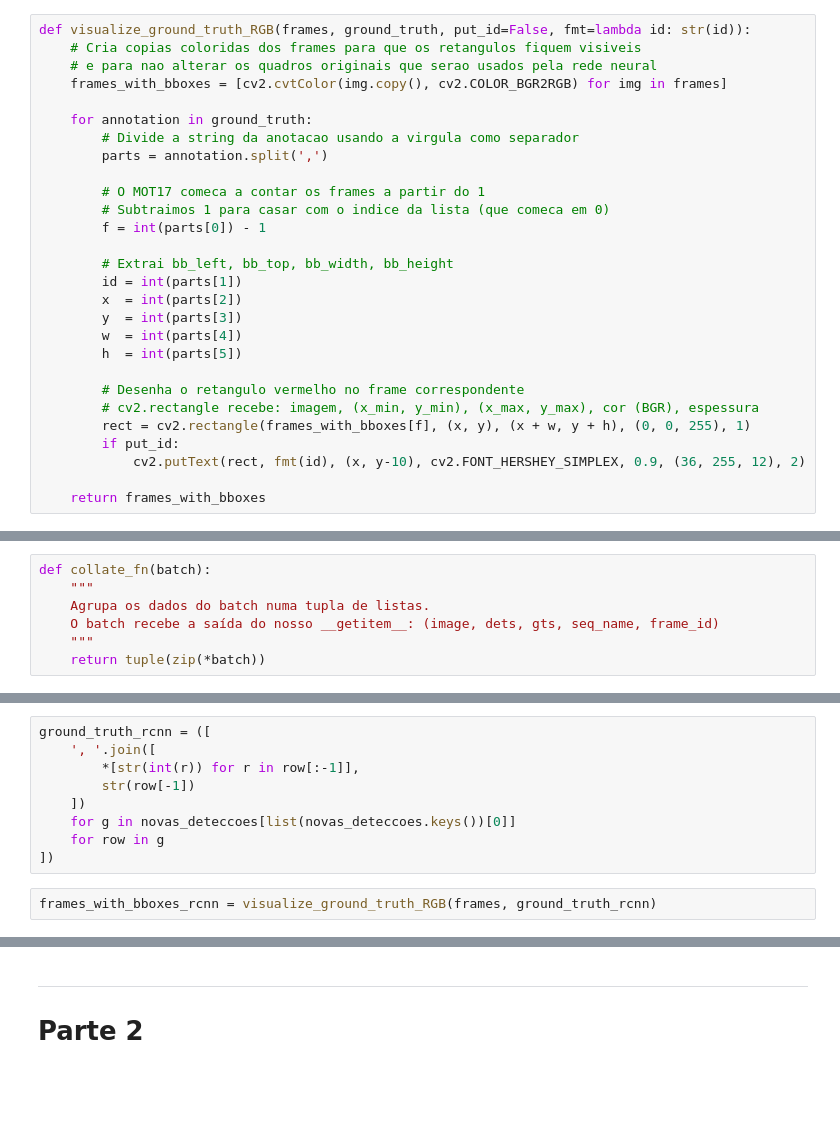
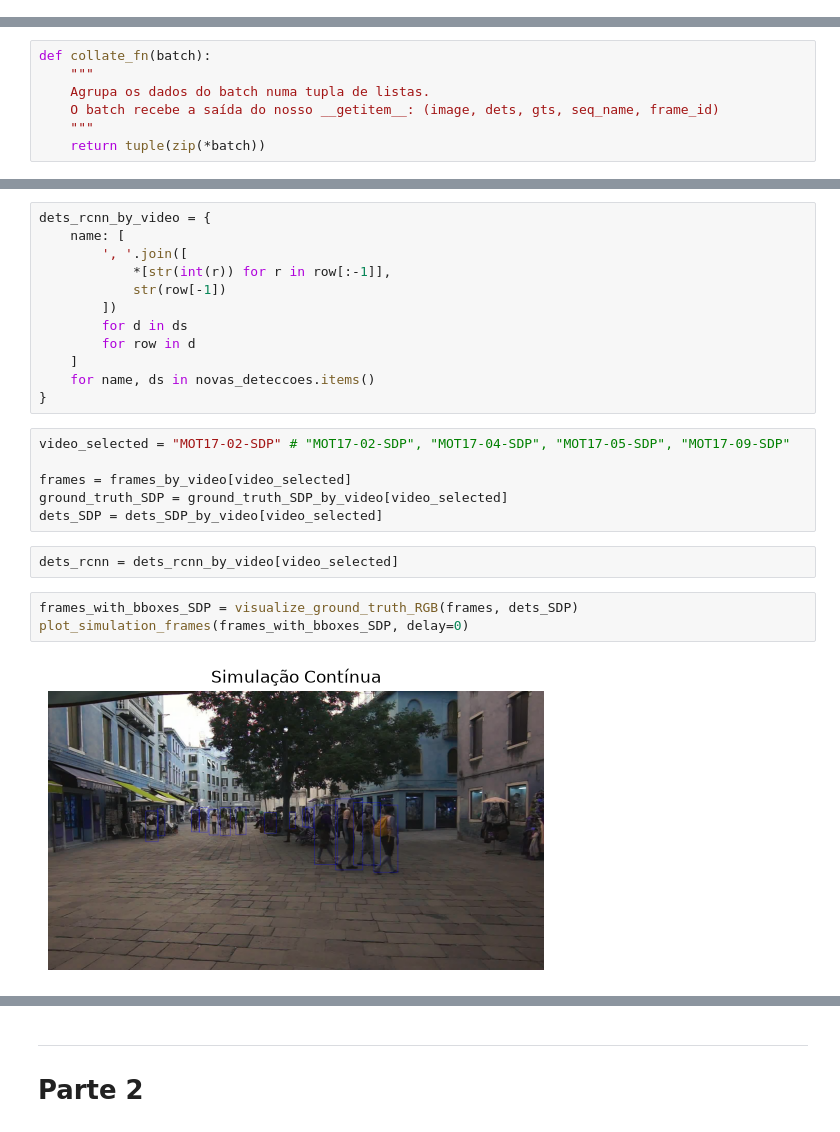
Before and after one commit to WalleriaSimoes/deep-learning-pa2, a Jupyter notebook: script.ipynb, the cells around one changed output, grey strips where cells are left out. Cells and saved outputs as stored; diff of their text form; blank space fills up the shorter version.

```diff
--- a/script.ipynb
+++ b/script.ipynb
@@ -187,28 +205,0 @@ for batch_idx, (images, dets, gts, seq_names, frame_ids) in enumerate(train_load
-# %%
-def visualize_ground_truth_RGB(frames, ground_truth, put_id=False, fmt=lambda id: str(id)):
-    # Cria copias coloridas dos frames para que os retangulos fiquem visiveis
-    # e para nao alterar os quadros originais que serao usados pela rede neural
-    frames_with_bboxes = [cv2.cvtColor(img.copy(), cv2.COLOR_BGR2RGB) for img in frames]
-
-    for annotation in ground_truth:
-        # Divide a string da anotacao usando a virgula como separador
-        parts = annotation.split(',')
-
-        # O MOT17 comeca a contar os frames a partir do 1
-        # Subtraimos 1 para casar com o indice da lista (que comeca em 0)
-        f = int(parts[0]) - 1
-
-        # Extrai bb_left, bb_top, bb_width, bb_height
-        id = int(parts[1])
-        x  = int(parts[2])
-        y  = int(parts[3])
-        w  = int(parts[4])
-        h  = int(parts[5])
-
-        # Desenha o retangulo vermelho no frame correspondente
-        # cv2.rectangle recebe: imagem, (x_min, y_min), (x_max, y_max), cor (BGR), espessura
-        rect = cv2.rectangle(frames_with_bboxes[f], (x, y), (x + w, y + h), (0, 0, 255), 1)
-        if put_id:
-            cv2.putText(rect, fmt(id), (x, y-10), cv2.FONT_HERSHEY_SIMPLEX, 0.9, (36, 255, 12), 2)
-
-    return frames_with_bboxes
@@ -303,15 +288,29 @@ Carregando Faster R-CNN pre-treinado...
 Iniciando inferencia...
 
 Inferencia concluida!
+# %%
+dets_rcnn_by_video = {
+    name: [
+        ', '.join([
+            *[str(int(r)) for r in row[:-1]],
+            str(row[-1])
+        ])
+        for d in ds
+        for row in d
+    ]
+    for name, ds in novas_deteccoes.items()
+}
+# %%
+video_selected = "MOT17-02-SDP" # "MOT17-02-SDP", "MOT17-04-SDP", "MOT17-05-SDP", "MOT17-09-SDP"
+
+frames = frames_by_video[video_selected]
+ground_truth_SDP = ground_truth_SDP_by_video[video_selected]
+dets_SDP = dets_SDP_by_video[video_selected]
 # %%
-ground_truth_rcnn = ([
-    ', '.join([
-        *[str(int(r)) for r in row[:-1]],
-        str(row[-1])
-    ])
-    for g in novas_deteccoes[list(novas_deteccoes.keys())[0]]
-    for row in g
-])
+dets_rcnn = dets_rcnn_by_video[video_selected]
-# %%
-frames_with_bboxes_rcnn = visualize_ground_truth_RGB(frames, ground_truth_rcnn)
+# %%
+frames_with_bboxes_SDP = visualize_ground_truth_RGB(frames, dets_SDP)
+plot_simulation_frames(frames_with_bboxes_SDP, delay=0)
+# %% [output]
+[figure, new version]
 # %%
```
Also changed, not shown: parts of 18 cells of this notebook, 2 other files.
